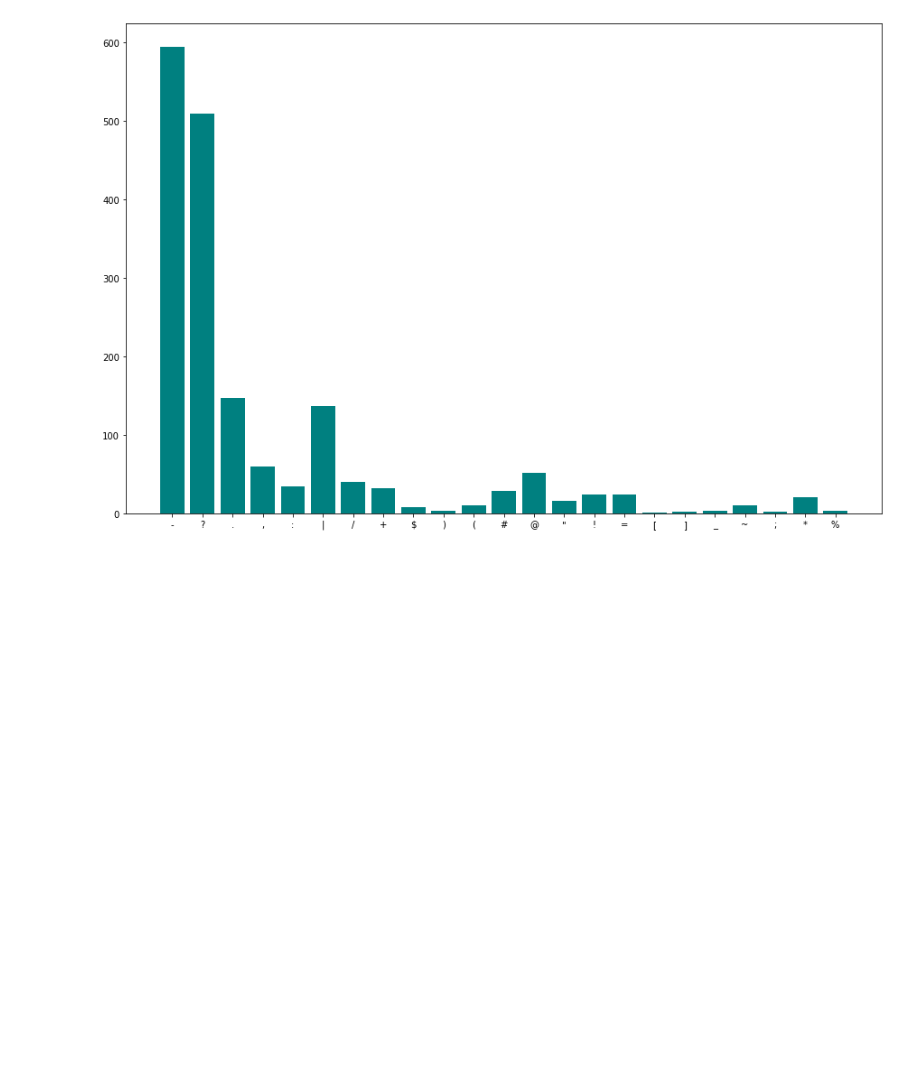
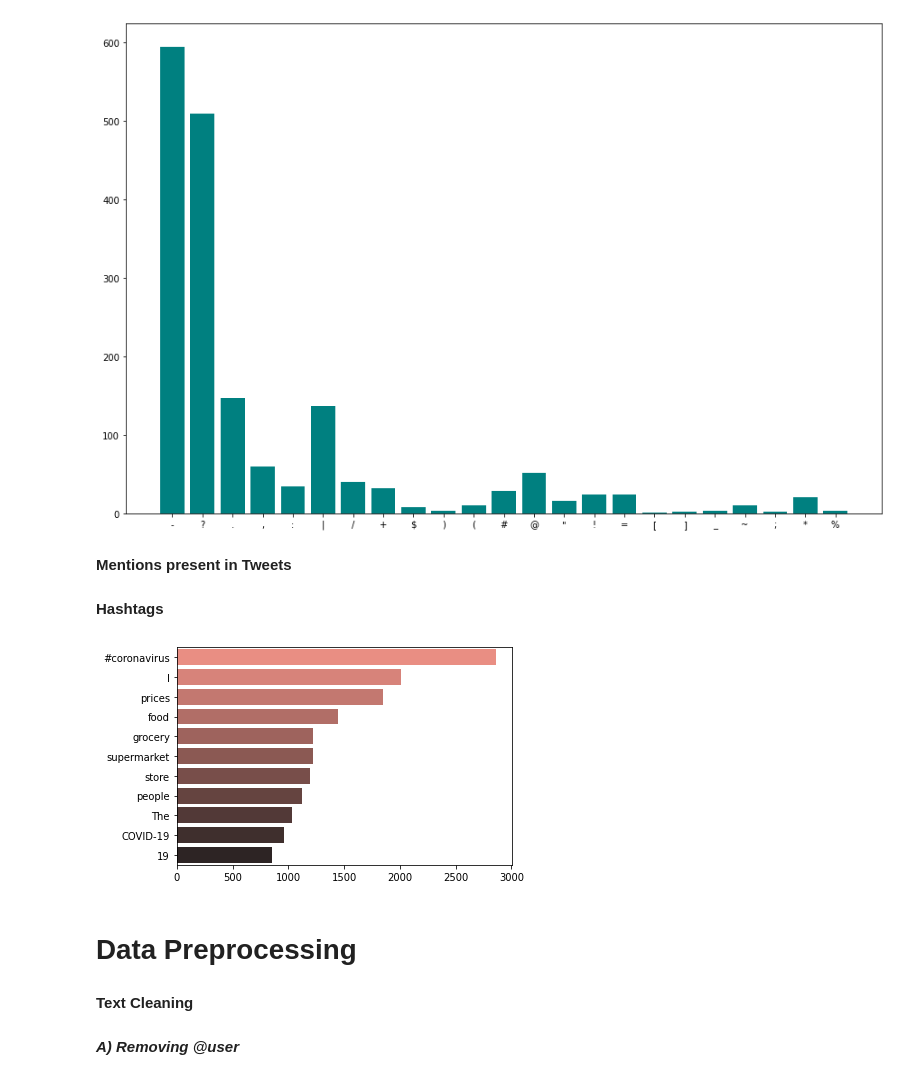
Before and after one commit to Nikkiie/Covid-tweet-sentiment-analysis-Classification, a Jupyter notebook: Covid_19_Tweet_Analysis.ipynb, the cells around one changed output. Cells and saved outputs as stored; diff of their text form; code cells hidden in the pictures; blank space fills up the shorter version.

```diff
--- a/Covid_19_Tweet_Analysis.ipynb
+++ b/Covid_19_Tweet_Analysis.ipynb
@@ -407,3 +428,26 @@ plt.bar(x,y, color='teal')
 # %% [output]
 <BarContainer object of 23 artists>
 [figure]
+# %% [markdown]
+**Mentions present in Tweets**
+# %% [markdown]
+**Hashtags**
+# %%
+# Barplot for common words
+from collections import Counter
+counter=Counter(corpus)
+most=counter.most_common()
+x=[]
+y=[]
+for word,count in most[:40]:
+    if (word not in stop) :
+        x.append(word)
+        y.append(count)
+
+sns.barplot(x=y,y=x,palette="dark:salmon_r");
+# %% [output]
+[figure, added]
+# %% [markdown]
+# **Data Preprocessing**
+# %% [markdown]
+**Text Cleaning**
@@ -409,0 +457,2 @@ plt.bar(x,y, color='teal')
+# %% [markdown]
+***A) Removing @user***
```
Also changed, not shown: parts of 33 cells of this notebook.
